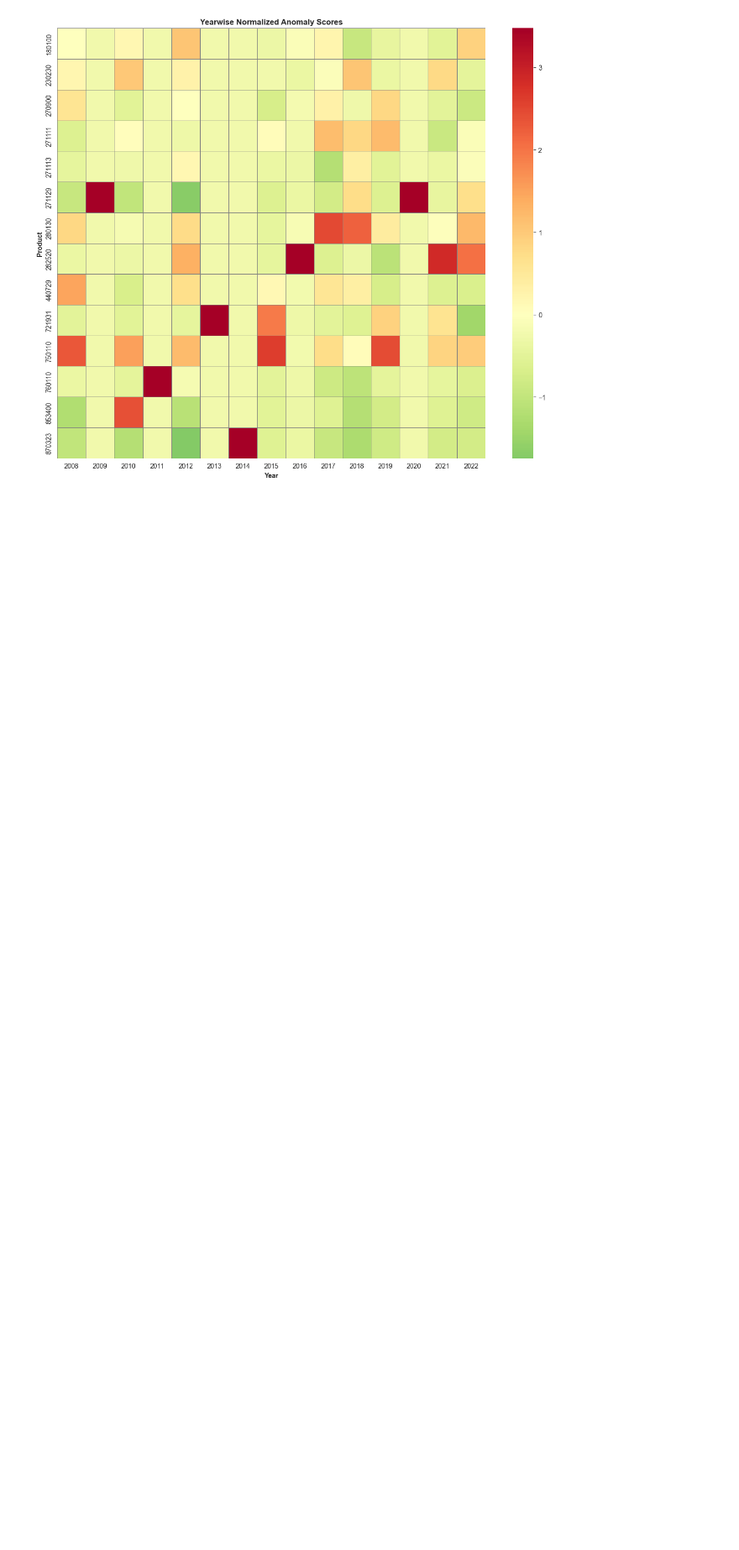
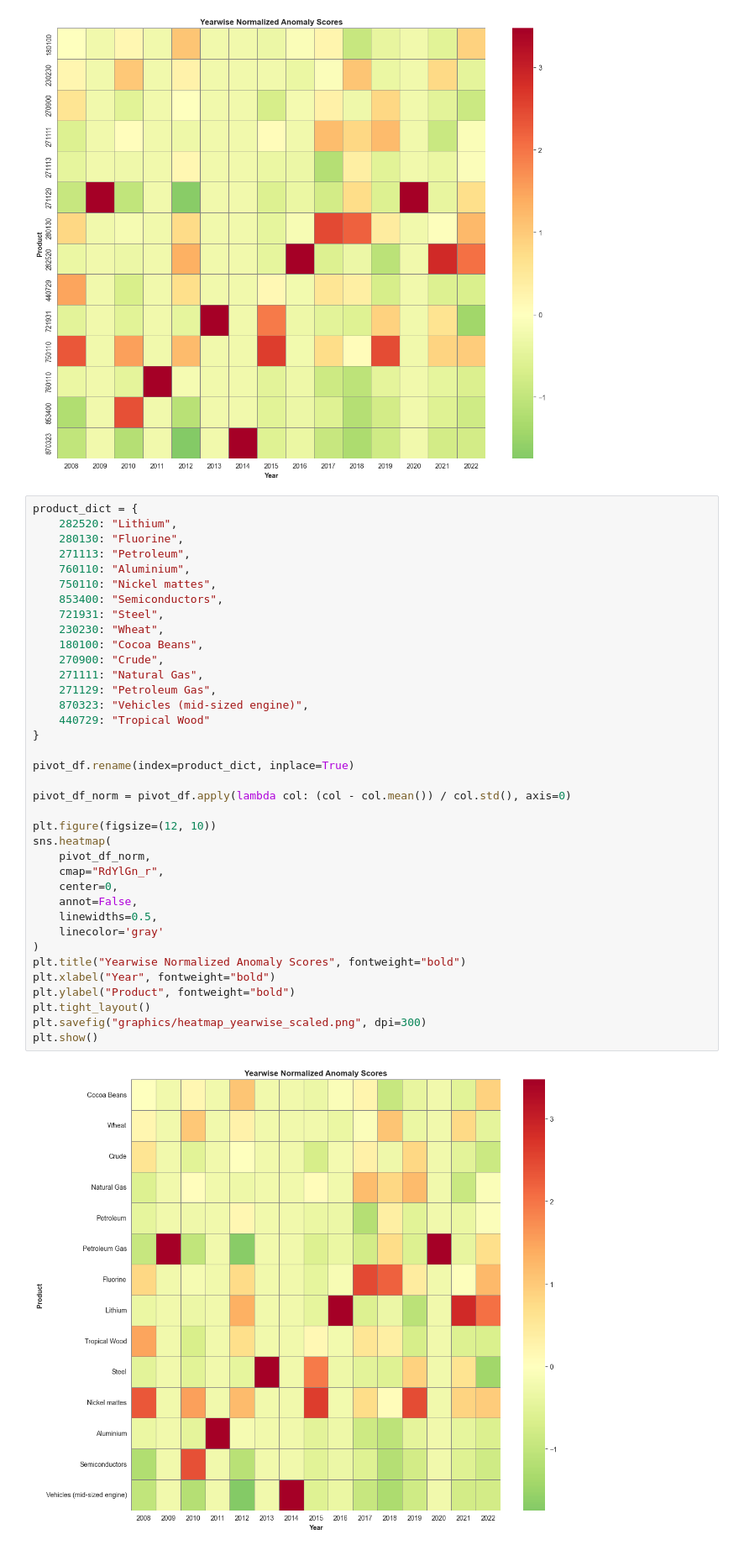
Before and after one commit to Altishofer/NetworkScienceProject, a Jupyter notebook: outlier_detection_transformer.ipynb, the cells around one changed output. Shown: that part at 84% size. Cells and saved outputs as stored; diff of their text form; blank space fills up the shorter version.

```diff
--- a/outlier_detection_transformer.ipynb
+++ b/outlier_detection_transformer.ipynb
@@ -861,3 +861,42 @@ plt.show()
 [figure]
 [figure]
 [figure]
+# %%
+product_dict = {
+    282520: "Lithium",
+    280130: "Fluorine",
+    271113: "Petroleum",
+    760110: "Aluminium",
+    750110: "Nickel mattes",
+    853400: "Semiconductors",
+    721931: "Steel",
+    230230: "Wheat",
+    180100: "Cocoa Beans",
+    270900: "Crude",
+    271111: "Natural Gas",
+    271129: "Petroleum Gas",
+    870323: "Vehicles (mid-sized engine)",
+    440729: "Tropical Wood"
+}
+
+pivot_df.rename(index=product_dict, inplace=True)
+
+pivot_df_norm = pivot_df.apply(lambda col: (col - col.mean()) / col.std(), axis=0)
+
+plt.figure(figsize=(12, 10))
+sns.heatmap(
+    pivot_df_norm,
+    cmap="RdYlGn_r",
+    center=0,
+    annot=False,
+    linewidths=0.5,
+    linecolor='gray'
+)
+plt.title("Yearwise Normalized Anomaly Scores", fontweight="bold")
+plt.xlabel("Year", fontweight="bold")
+plt.ylabel("Product", fontweight="bold")
+plt.tight_layout()
+plt.savefig("graphics/heatmap_yearwise_scaled.png", dpi=300)
+plt.show()
+# %% [output]
+[figure, added]
```
